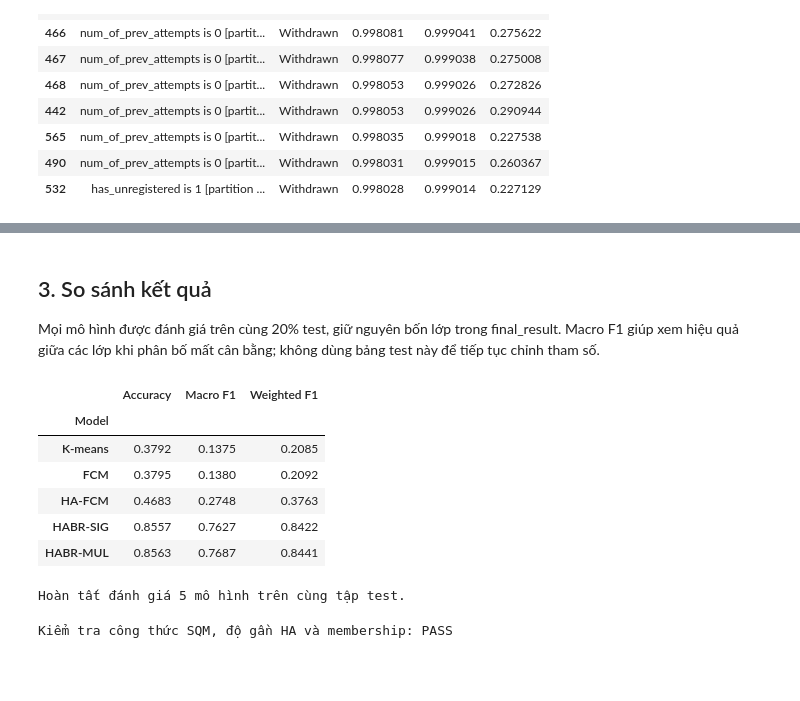
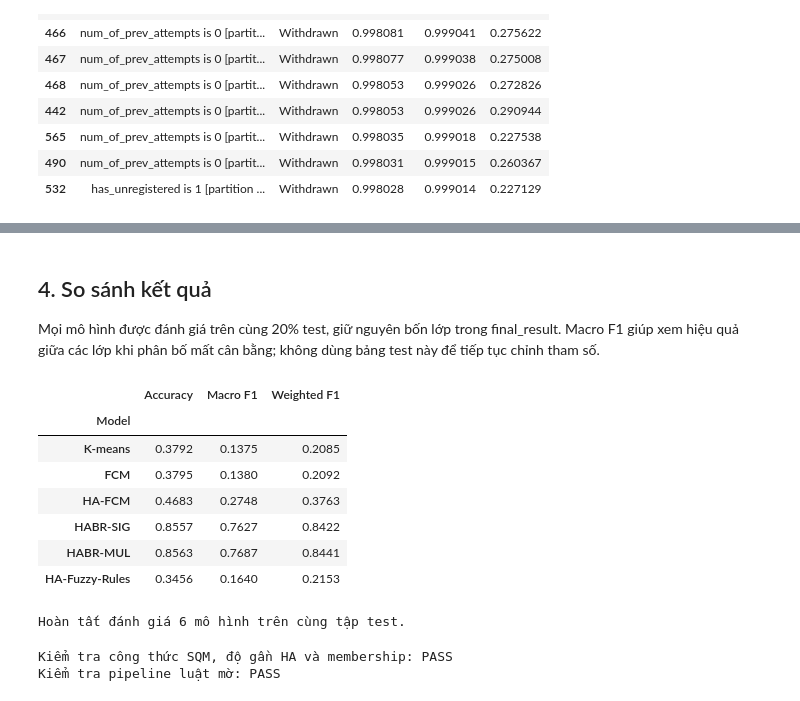
Before and after one commit to PhanDangVu/oulad_processed_final, a Jupyter notebook: hedge_algebra_modeling.ipynb, the cells around one changed output, grey strips where cells are left out. Cells and saved outputs as stored; diff of their text form; code cells hidden in the pictures; blank space fills up the shorter version.

```diff
--- a/hedge_algebra_modeling.ipynb
+++ b/hedge_algebra_modeling.ipynb
@@ -592,22 +775,23 @@ weighted avg       0.86      0.86      0.84      6519
 # %% [markdown]
-## 3. So sánh kết quả
+## 4. So sánh kết quả
 Mọi mô hình được đánh giá trên cùng 20% test, giữ nguyên bốn lớp trong final_result. Macro F1 giúp xem hiệu quả giữa các lớp khi phân bố mất cân bằng; không dùng bảng test này để tiếp tục chỉnh tham số.
 # %%
 comparison = pd.DataFrame(results).set_index('Model')
 display(comparison.round(4))
-assert set(predictions) == {'K-means','FCM','HA-FCM','HABR-SIG','HABR-MUL'}
+assert set(predictions) == {'K-means','FCM','HA-FCM','HABR-SIG','HABR-MUL','HA-Fuzzy-Rules'}
 assert all(len(p) == len(test_idx) for p in predictions.values())
 assert all(np.isin(p,labels).all() for p in predictions.values())
-print('Hoàn tất đánh giá 5 mô hình trên cùng tập test.')
+print('Hoàn tất đánh giá 6 mô hình trên cùng tập test.')
 # %% [output]
 |  | Accuracy | Macro F1 | Weighted F1 |
 | Model |  |  |  |
 | K-means | 0.3792 | 0.1375 | 0.2085 |
 | FCM | 0.3795 | 0.1380 | 0.2092 |
 | HA-FCM | 0.4683 | 0.2748 | 0.3763 |
 | HABR-SIG | 0.8557 | 0.7627 | 0.8422 |
 | HABR-MUL | 0.8563 | 0.7687 | 0.8441 |
+| HA-Fuzzy-Rules | 0.3456 | 0.1640 | 0.2153 |
-Hoàn tất đánh giá 5 mô hình trên cùng tập test.
+Hoàn tất đánh giá 6 mô hình trên cùng tập test.
 # %%
 # Kiểm tra công thức: SQM, độ gần rational, khoảng HA và membership.
 p = sqm_partitions(.5, .5, 2)
@@ -630,5 +814,16 @@ assert np.allclose(u,ha.memberships(sample,centers,radii))
 assert np.allclose(ha.memberships(sample[:1],centers,radii),
                    ha.memberships(sample,centers,radii)[:1])
 print('Kiểm tra công thức SQM, độ gần HA và membership: PASS')
+
+# Kiểm tra đường đi từ dữ liệu ngôn ngữ đến dự đoán cho hai lớp hiện diện.
+tiny_x = np.array([[.05,.10,.08], [.10,.06,.11], [.07,.12,.09], [.08,.08,.10],
+                   [.90,.92,.88], [.94,.87,.91], [.88,.89,.93], [.91,.95,.90]])
+tiny_y = np.array([0,0,0,0,1,1,1,1])
+tiny = HARuleClassifier(['click_a','click_b','click_c'], min_support=.1,
+                        max_rules_per_class=10).fit(tiny_x,tiny_y)
+assert np.array_equal(tiny.predict(tiny_x),tiny_y)
+assert all(0 < r['support'] <= 1 and 0 < r['confidence'] <= 1 for r in tiny.rules_)
+print('Kiểm tra pipeline luật mờ: PASS')
 # %% [output]
 Kiểm tra công thức SQM, độ gần HA và membership: PASS
+Kiểm tra pipeline luật mờ: PASS
```
Also changed, not shown: parts of 4 cells of this notebook.
